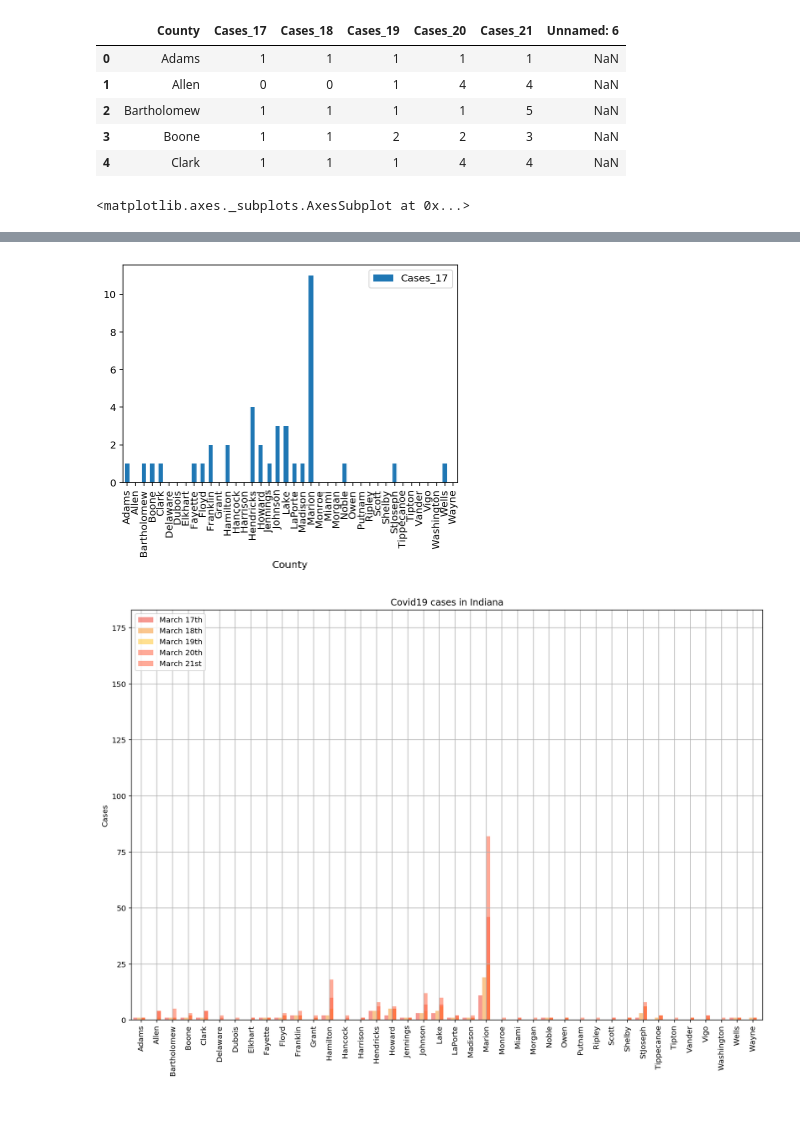
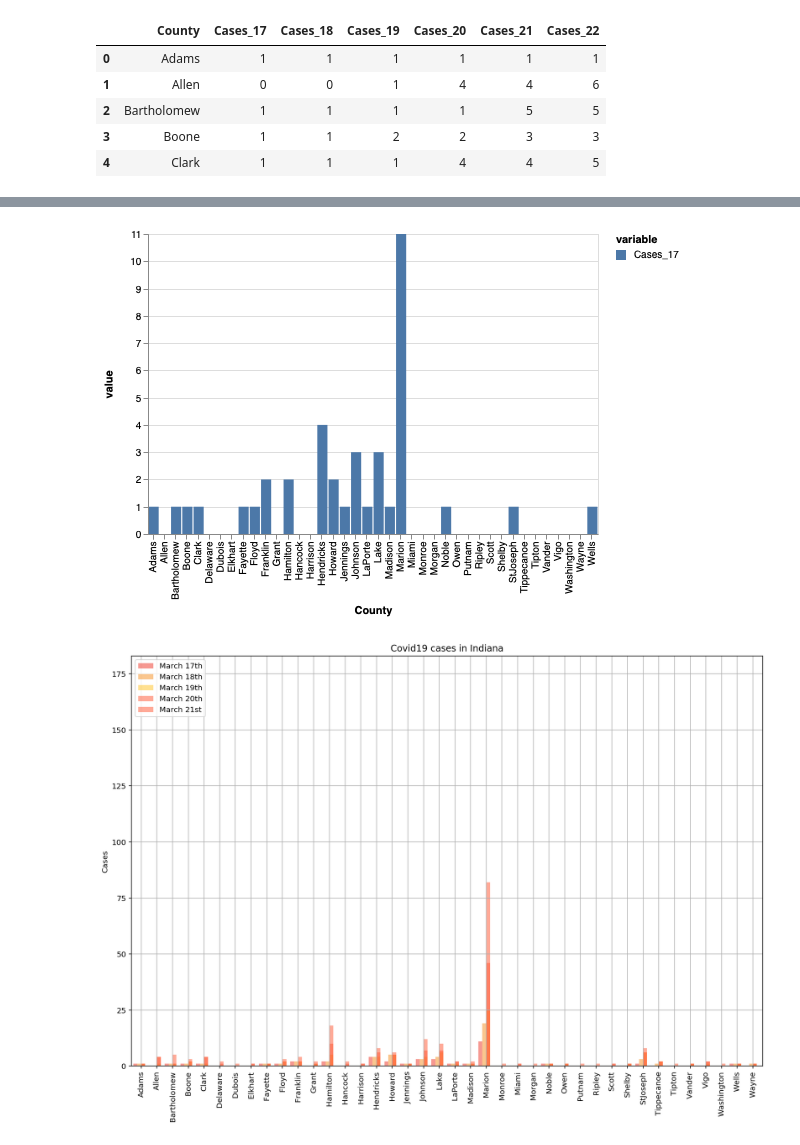
Before and after one commit to hilljtm/Indiana_covid19, a Jupyter notebook: counties.ipynb, the cells around one changed output, grey strips where cells are left out. Drawn from its saved outputs; the diff is of its cells as text; code cells hidden in the pictures; blank space fills up the shorter version.

Commit message:
interactive plots incoming

```diff
--- a/counties.ipynb
+++ b/counties.ipynb
@@ -6,17 +7,16 @@ import seaborn as sns
 %config InlineBackend.figure_format='retina'
 # %%
 # Load data
-df = pd.read_csv('Data/covid19_countyfinal.csv')
+df = pd.read_csv('Data/covid19_county.csv')
 # %%
 df.head()
 # %% [output]
-|  | County | Cases_17 | Cases_18 | Cases_19 | Cases_20 | Cases_21 | Unnamed: 6 |
-| 0 | Adams | 1 | 1 | 1 | 1 | 1 | NaN |
-| 1 | Allen | 0 | 0 | 1 | 4 | 4 | NaN |
-| 2 | Bartholomew | 1 | 1 | 1 | 1 | 5 | NaN |
-| 3 | Boone | 1 | 1 | 2 | 2 | 3 | NaN |
-| 4 | Clark | 1 | 1 | 1 | 4 | 4 | NaN |
+|  | County | Cases_17 | Cases_18 | Cases_19 | Cases_20 | Cases_21 | Cases_22 |
+| 0 | Adams | 1 | 1 | 1 | 1 | 1 | 1 |
+| 1 | Allen | 0 | 0 | 1 | 4 | 4 | 6 |
+| 2 | Bartholomew | 1 | 1 | 1 | 1 | 5 | 5 |
+| 3 | Boone | 1 | 1 | 2 | 2 | 3 | 3 |
+| 4 | Clark | 1 | 1 | 1 | 4 | 4 | 5 |
 # %%
-df.plot(x='County',y='Cases_17', kind='bar')
+df.vgplot.bar(x='County',y='Cases_17')
 # %% [output]
-<matplotlib.axes._subplots.AxesSubplot at 0x...>
@@ -23,4 +24,4 @@ df.plot(x='County',y='Cases_17', kind='bar')
-[figure, old version]
+[figure, new version]
 # %%
 # Setting the positions and width for the bars
 
```
Also changed, not shown: parts of 4 cells of this notebook, 2 other files.
